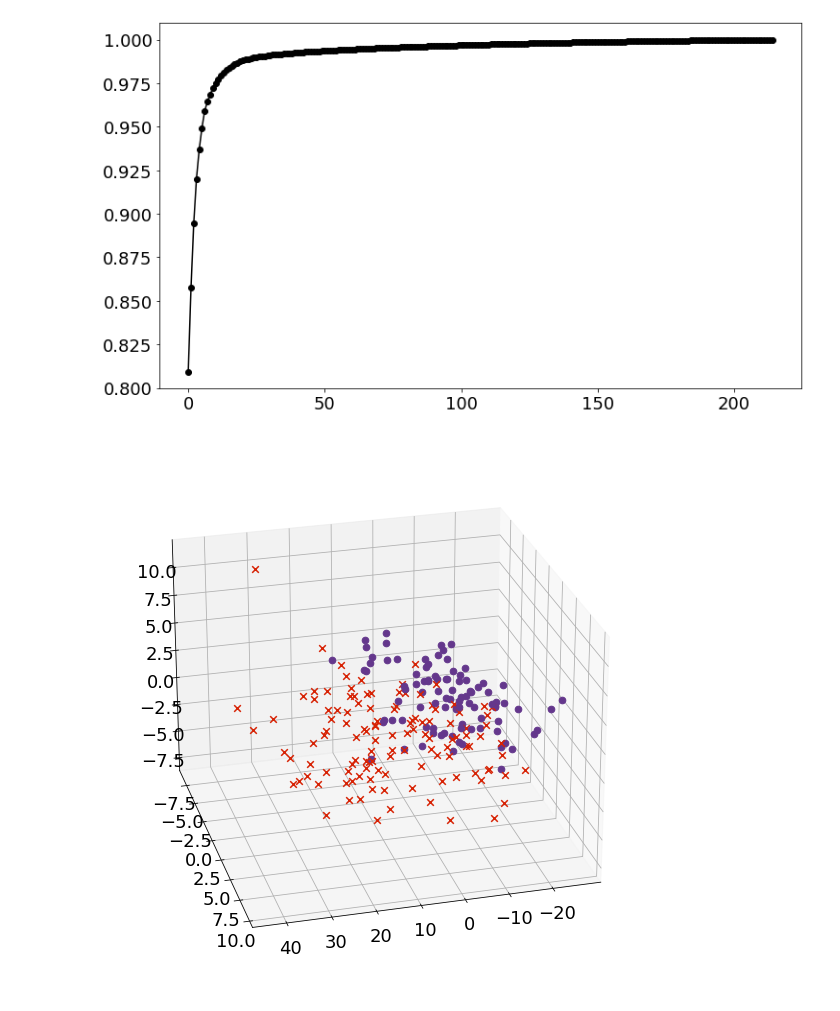
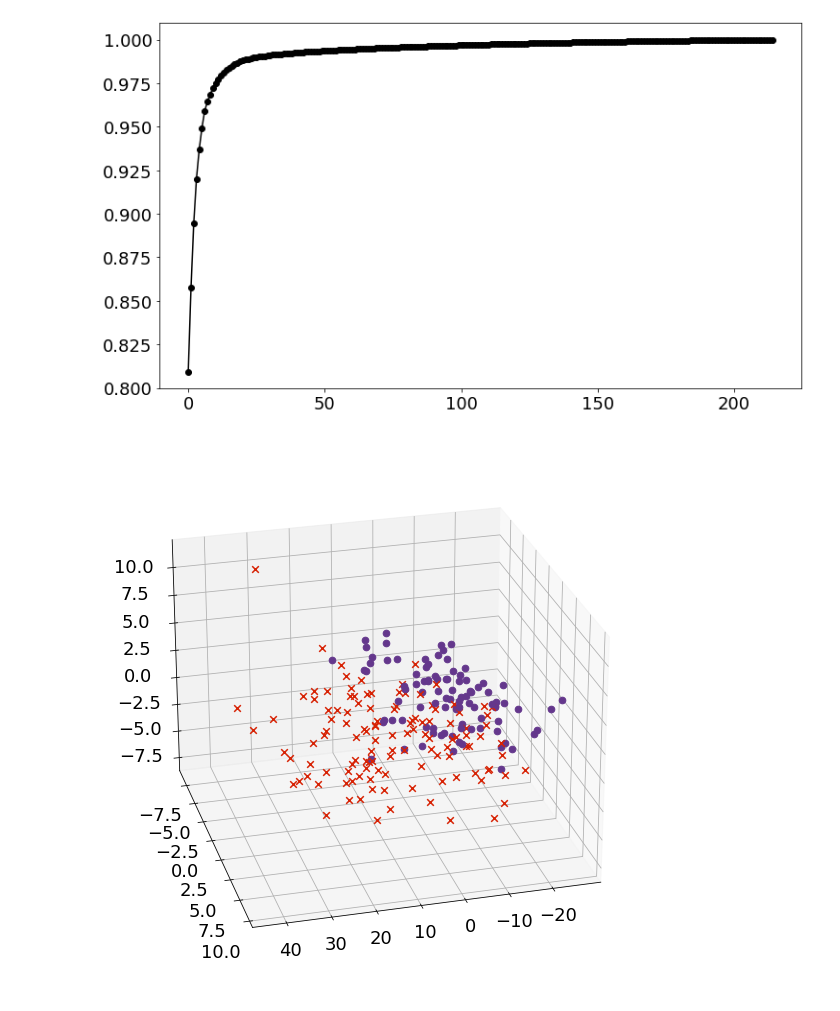
Before and after one commit to cedric-uden/Dimensionality-Reduction, a Jupyter notebook: notebooks/SVD-Visualization.ipynb, the cells around one changed output. Saved outputs shown, nothing was run; the diff lists cells and outputs as text; code cells hidden in the pictures.

```diff
--- a/notebooks/SVD-Visualization.ipynb
+++ b/notebooks/SVD-Visualization.ipynb
@@ -46,23 +46,27 @@ pc_df['Status'] = label
 # %%
 plt.rcParams['figure.figsize'] = [10, 10]
 
 fig2 = plt.figure()
 ax = fig2.add_subplot(111, projection='3d')
 
 marker_size = 44
 
 for _, row in pc_df.iterrows():
     x = row['PC1']
     y = row['PC2']
     z = row['PC3']
 
     if row['Status'] == 'Cancer':
         ax.scatter(x, y, z, marker='x', color=hka_red, s=marker_size)
     else:
         ax.scatter(x, y, z, marker='o', color=iwi_purple, s=marker_size)
 
+ax.xaxis.set_tick_params(pad=5)
+ax.yaxis.set_tick_params(pad=15)
+ax.zaxis.set_tick_params(pad=20)
+
 viewing_angle = (25,75)
 ax.view_init(*viewing_angle)
 plt.show()
 # %% [output]
-[figure, old version]
+[figure, new version]
```
Also changed, not shown: 1 other file.
